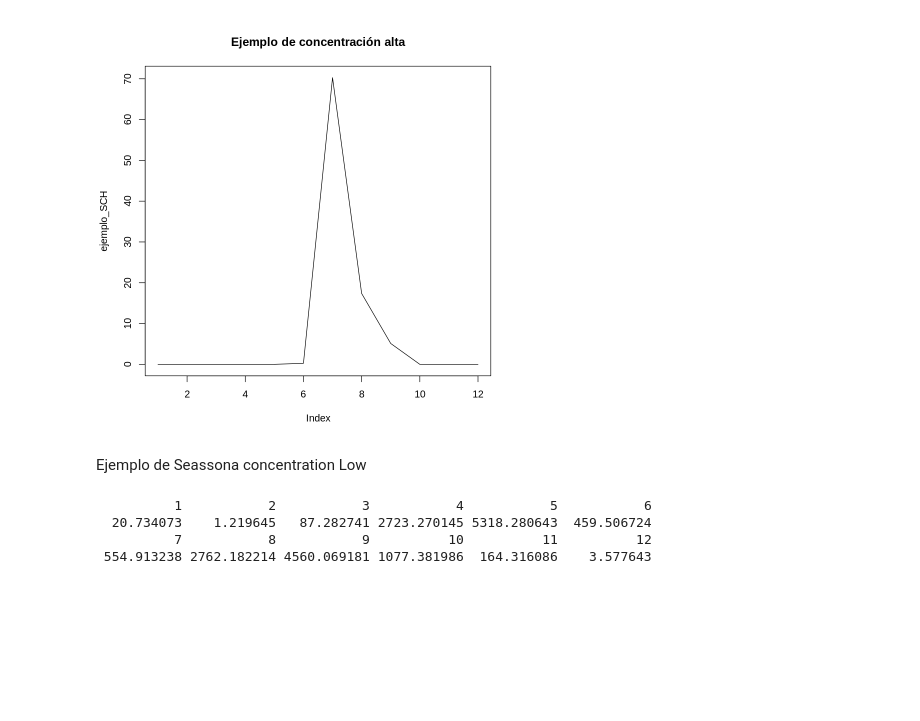
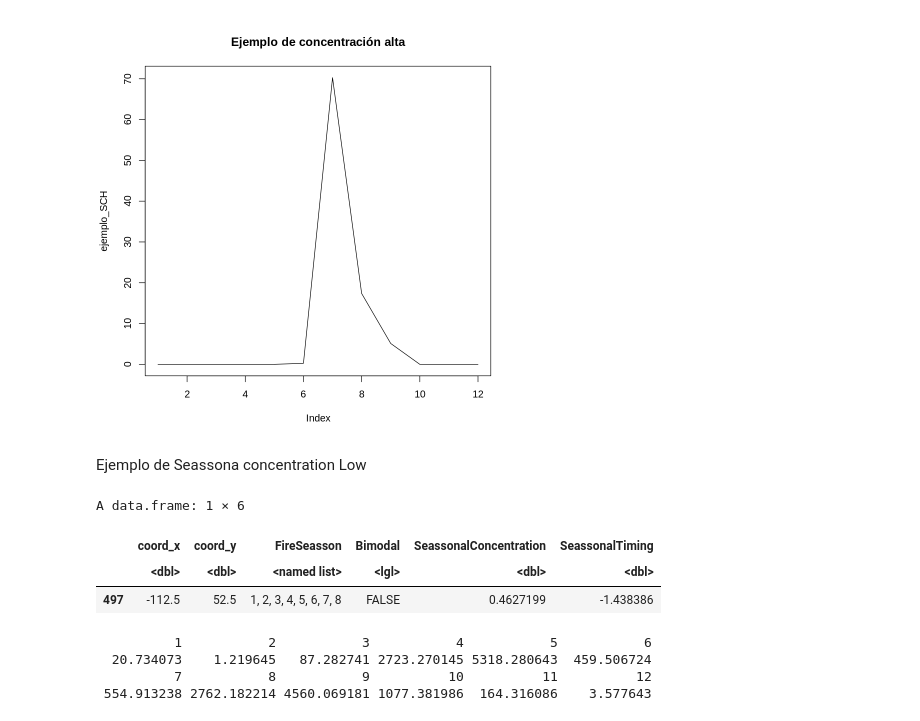
Before and after one commit to delatorre96/Development-of-a-multi-resolution-fire-season-database-on-a-global-scale, a Jupyter notebook: 2.Fire_Seasson/Fire Season.ipynb, the cells around one changed output. Drawn from its saved outputs; the diff is of its cells as text; code cells hidden in the pictures; blank space fills up the shorter version.

```diff
--- a/2.Fire_Seasson/Fire Season.ipynb
+++ b/2.Fire_Seasson/Fire Season.ipynb
@@ -171,6 +171,13 @@ Ejemplo de Seassona concentration Low
 x  <- SeassonalConcentration_low$'coord_x'[1]
 ##escogemos la y de la misma serie
 y  <- SeassonalConcentration_low$'coord_y'[1]
+# %%
+df.fireSeasson[df.seriesTemporales_conCoords$'coord_x' == x & df.seriesTemporales_conCoords$'coord_y' == y ,]
+# %% [output]
+A data.frame: 1 × 6
+|  | coord_x | coord_y | FireSeasson | Bimodal | SeassonalConcentration | SeassonalTiming |
+|  | <dbl> | <dbl> | <named list> | <lgl> | <dbl> | <dbl> |
+| 497 | -112.5 | 52.5 | 1, 2, 3, 4, 5, 6, 7, 8 | FALSE | 0.4627199 | -1.438386 |
 # %%
 ## Como hay muchas series con baja concentración que las coge como una serie de ceros, filtro antes:
 ejemplo_SCL <- df.seriesTemporales_conCoords[df.seriesTemporales_conCoords$'coord_x' == x & df.seriesTemporales_conCoords$'coord_y' == y ,]
```
Also changed, not shown: parts of 5 cells of this notebook, 16 other files.
